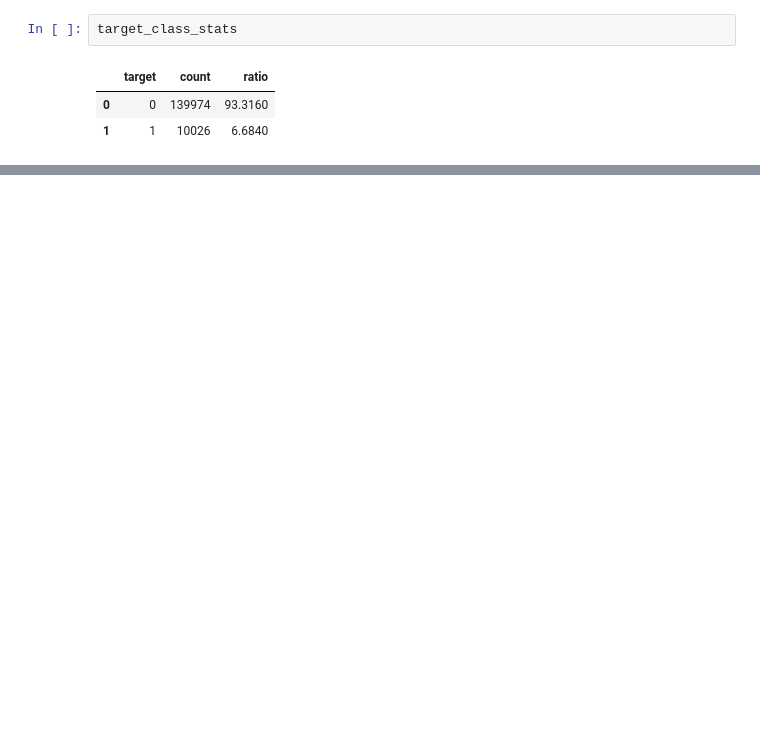
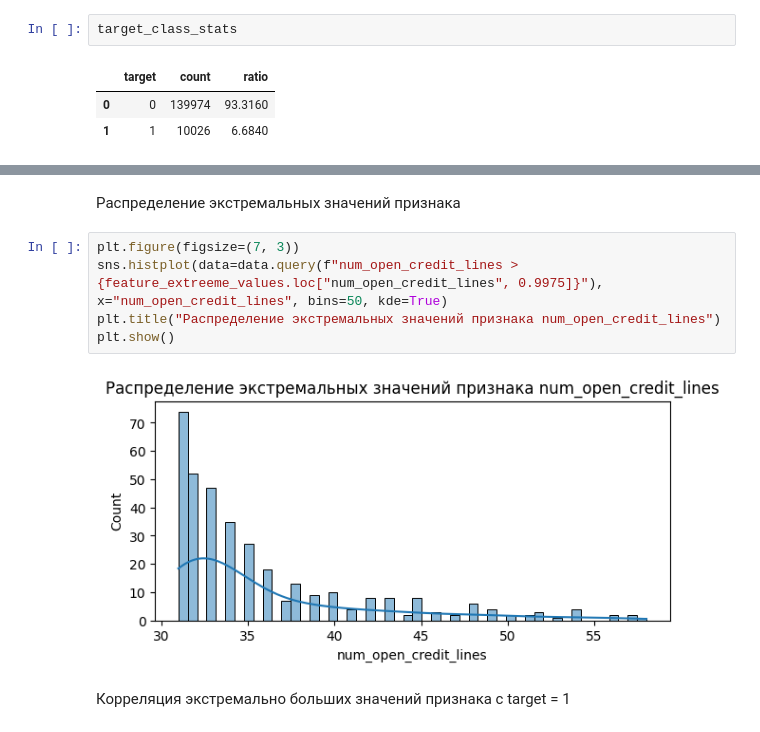
Before and after one commit to drema3-4/Give_me_some_credit, a Jupyter notebook: notebooks/01_eda_data.ipynb, the cells around one changed output, grey strips where cells are left out. Cells and saved outputs as stored; diff of their text form; blank space fills up the shorter version.

```diff
--- a/notebooks/01_eda_data.ipynb
+++ b/notebooks/01_eda_data.ipynb
@@ -204,0 +1006,11 @@ target_class_stats
+# %% [markdown]
+Распределение экстремальных значений признака
+# %%
+plt.figure(figsize=(7, 3))
+sns.histplot(data=data.query(f"num_open_credit_lines > {feature_extreeme_values.loc["num_open_credit_lines", 0.9975]}"), x="num_open_credit_lines", bins=50, kde=True)
+plt.title("Распределение экстремальных значений признака num_open_credit_lines")
+plt.show()
+# %% [output]
+[figure, added]
+# %% [markdown]
+Корреляция экстремально больших значений признака с target = 1
```
Also changed, not shown: parts of 166 cells of this notebook, 7 other files.
